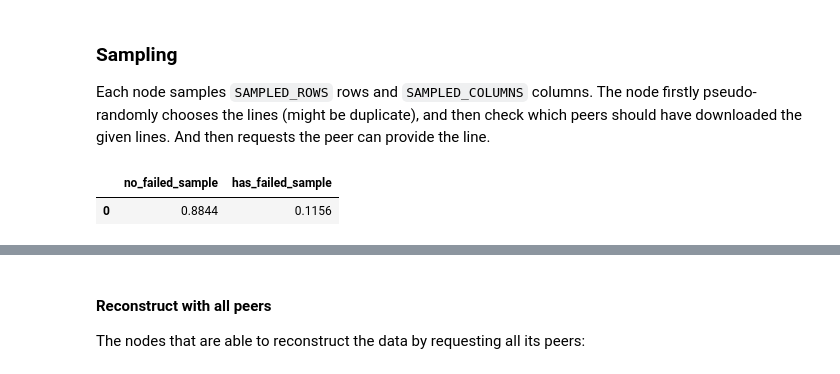
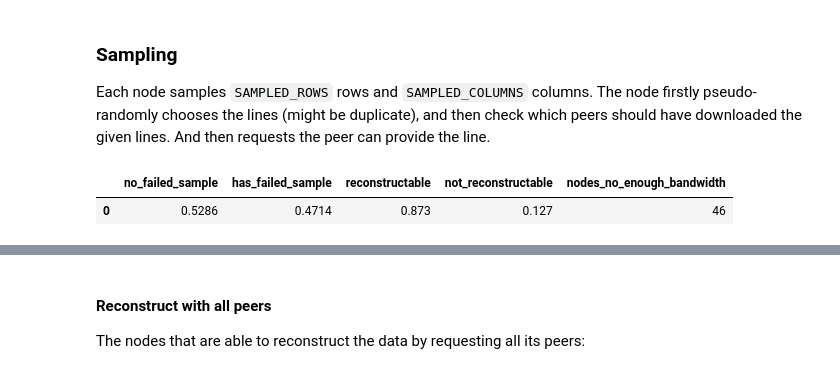
Before and after one commit to hwwhww/peerdas, a Jupyter notebook: sim.ipynb, the cells around one changed output, grey strips where cells are left out. Cells and saved outputs as stored; diff of their text form; code cells hidden in the pictures.

```diff
--- a/sim.ipynb
+++ b/sim.ipynb
@@ -298,47 +347,55 @@ Each node samples `SAMPLED_ROWS` rows and `SAMPLED_COLUMNS` columns. The node fi
 # %%
 # Sampling
 
-def sample_peer(nodes: Sequence[Node], peer_id: int, line_index: int, is_row: bool) -> bool:
-    return (line_index in nodes[peer_id].custody_rows) if is_row else (line_index in nodes[peer_id].custody_cols)
+def sample_peer(config: Config, nodes: Sequence[Node], peer_id: int, line_index: int, line_type: LineType) -> bool:
+    nodes[peer_id].capacity -= config.DATA_PER_SAMPLE
+    if nodes[peer_id].capacity < 0:
+        return False
 
-def sample_by_line(nodes, node_id, line_index, is_row, custody_log) -> bool:
+    return (line_index in nodes[peer_id].custody_rows) if line_type else (line_index in nodes[peer_id].custody_cols)
+
+
+def sample_by_line(config: Config, nodes: Sequence[Node], node_id: int, line_index: int, line_type: LineType, custody_log: dict[set[int]]) -> bool:
     """
     Sample a peer that custodies the given ``line_index``.
     """
     custodian_peers = get_custodian_peers(nodes, node_id, line_index=line_index, custody_log=custody_log)
+
     if len(custodian_peers) == 0:
         return False
 
     peer_id = rng.choice(list(custodian_peers))
-    return sample_peer(nodes, peer_id, line_index=line_index, is_row=is_row)
+    return sample_peer(config, nodes, peer_id, line_index=line_index, line_type=line_type)
 
 
-def sample(nodes: Sequence[Node], custody_row_log: dict[set[int]], custody_col_log: dict[set[int]]):
+def sample(config: Config, nodes: Sequence[Node], custody_row_log: dict[set[int]], custody_col_log: dict[set[int]]):
     sample_results = []  # 1 if all samples are successful, 0 if one of it has failed
     recoverabilities = []  # 1 if node is able to recover the data with the sampled rows/cols, 0 if unable
-    all_samples = list(range(NUMBER_OF_ROWS * NUMBER_OF_COLUMNS))
+    all_samples = list(range(config.NUMBER_OF_ROWS * config.NUMBER_OF_COLUMNS))
+
+    # TODO: parallelize it
     for node_id in range(len(nodes)):
-        rows_uncovered , cols_uncovered, samples_uncovered = ([] for i in range(3))
-        rows_covered = [0 for _ in range(NUMBER_OF_ROWS)]
-        cols_covered = [0 for _ in range(NUMBER_OF_COLUMNS)]
+        rows_uncovered , cols_uncovered, samples_uncovered = ([] for _ in range(3))
+        rows_covered = [0 for _ in range(config.NUMBER_OF_ROWS)]
+        cols_covered = [0 for _ in range(config.NUMBER_OF_COLUMNS)]
 
         success = True
         # Select `SAMPLES_PER_SLOT` samples
-        selected_samples = rng.sample(all_samples, SAMPLES_PER_SLOT)
+        selected_samples = rng.sample(all_samples, config.SAMPLES_PER_SLOT)
         for s in selected_samples:
             # Search some samples by rows, some by columns
             if rng.randint(0, 1):
                 # Find by rows
-                row_index = s // NUMBER_OF_COLUMNS
-                line_success = sample_by_line(nodes, node_id, line_index=row_index, is_row=True, custody_log=custody_row_log)
+                row_index = s // config.NUMBER_OF_COLUMNS
+                line_success = sample_by_line(config, nodes, node_id, line_index=row_index, line_type=LineType.ROW, custody_log=custody_row_log)
                 if line_success:
                     rows_covered[row_index] = 1
                 else:
                     success = False
             else:
                 # Find by columns
-                col_index = s % NUMBER_OF_COLUMNS
-                line_success = sample_by_line(nodes, node_id, line_index=col_index, is_row=False, custody_log=custody_col_log)
+                col_index = s % config.NUMBER_OF_COLUMNS
+                line_success = sample_by_line(config, nodes, node_id, line_index=col_index, line_type=LineType.COLUMN, custody_log=custody_col_log)
                 if line_success:
                     cols_covered[col_index] = 1
                 else:
@@ -351,7 +408,7 @@ def sample(nodes: Sequence[Node], custody_row_log: dict[set[int]], custody_col_l
         samples_uncovered.append(rows_uncovered[-1] * cols_uncovered[-1])
 
         # If less than 1/4 of the row/col is unavailable, the node can not reconstruct the data
-        if samples_uncovered[-1] > NUMBER_OF_ROWS * NUMBER_OF_COLUMNS / 4:
+        if samples_uncovered[-1] > config.NUMBER_OF_ROWS * config.NUMBER_OF_COLUMNS / 4:
             recoverabilities.append(0)
         else:
             recoverabilities.append(1)
@@ -359,17 +416,21 @@ def sample(nodes: Sequence[Node], custody_row_log: dict[set[int]], custody_col_l
     return sample_results, recoverabilities
 
 
-sample_results, recoverabilities = sample(all_nodes_demo, custody_row_log=custody_row_log_demo, custody_col_log=custody_row_log_demo)
+sample_results, recoverabilities = sample(config_demo, all_nodes_demo, custody_row_log=custody_row_log_demo, custody_col_log=custody_row_log_demo)
 # %%
 
 import pandas as pd
 
 stats = [{
     "no_failed_sample": sum(sample_results) / len(sample_results),
     "has_failed_sample": 1 - sum(sample_results) / len(sample_results),
+    "reconstructable": sum(recoverabilities) / len(recoverabilities),
+    "not_reconstructable": 1 - sum(recoverabilities) / len(recoverabilities),
+    "nodes_no_enough_bandwidth": len([n for n in all_nodes_demo if n.capacity < 0]),
 }]
+
 stats = pd.DataFrame(stats)
 stats
 # %% [output]
-|  | no_failed_sample | has_failed_sample |
-| 0 | 0.8844 | 0.1156 |
+|  | no_failed_sample | has_failed_sample | reconstructable | not_reconstructable | nodes_no_enough_bandwidth |
+| 0 | 0.5286 | 0.4714 | 0.873 | 0.127 | 46 |
```
Also changed, not shown: parts of 20 cells of this notebook.
